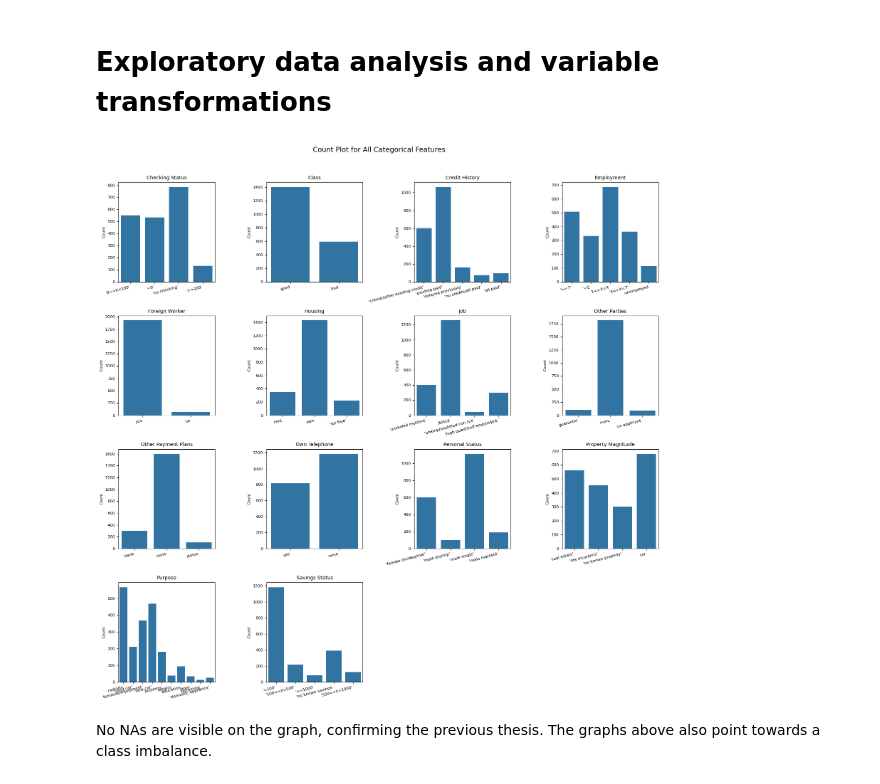
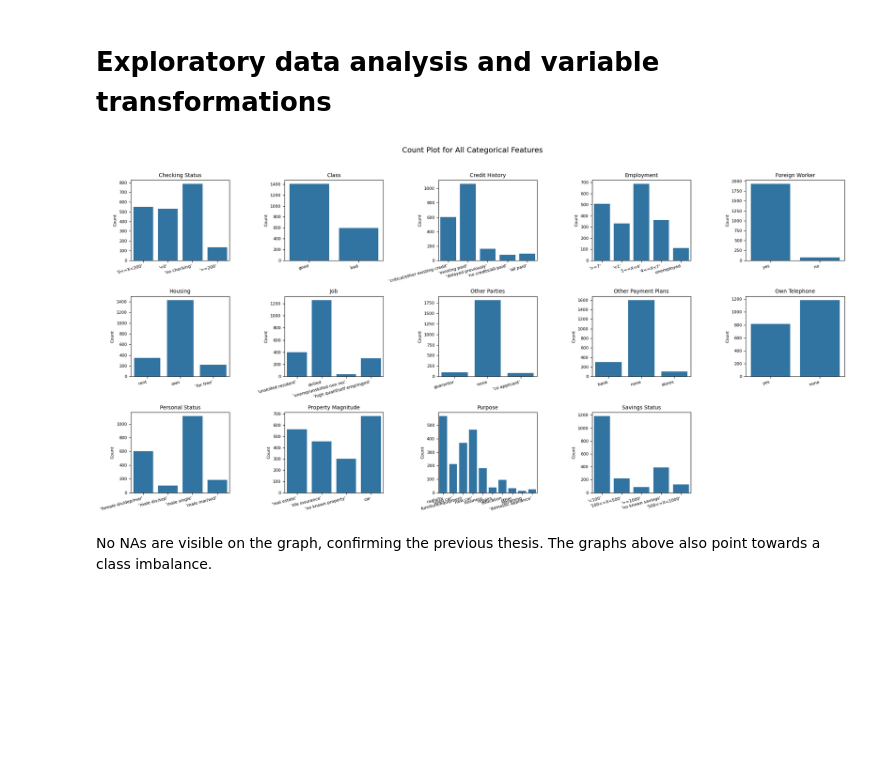
Before and after one commit to JanSz37/ML2_proj, a Jupyter notebook: classification.ipynb, the cells around one changed output. Cells and saved outputs as stored; diff of their text form; code cells hidden in the pictures; blank space fills up the shorter version.

```diff
--- a/classification.ipynb
+++ b/classification.ipynb
@@ -110,7 +110,6 @@ Total unique features in savings_status : 5
 # %%
 plt.switch_backend('module://matplotlib_inline.backend_inline')
 
-# List of categories and their titles
 categories = [
     ("checking_status", "Checking Status"),
     ("class", "Class"),
@@ -124,37 +123,37 @@ categories = [
     ("own_telephone", "Own Telephone"),
     ("personal_status", "Personal Status"),
     ("property_magnitude", "Property Magnitude"),
     ("purpose", "Purpose"),
     ("savings_status", "Savings Status"),
 ]
 
 def create_single_grid(categories, title, nrows, ncols, figsize):
     fig, axes = plt.subplots(nrows, ncols, figsize=figsize)
     fig.suptitle(title, fontsize=14)
     for i, (col, col_title) in enumerate(categories):
         row, col_index = divmod(i, ncols)
         ax = axes[row, col_index]
         sns.countplot(ax=ax, data=df, x=col)
         ax.set_title(col_title, fontsize=10)
         ax.set_xlabel("")
         ax.set_ylabel("Count", fontsize=8)
         ax.tick_params(axis='x', labelsize=8)
         ax.tick_params(axis='y', labelsize=8)
         ax.set_xticklabels(ax.get_xticklabels(), rotation=15, ha="right")
 
     for j in range(len(categories), nrows * ncols):
         fig.delaxes(axes.flatten()[j])
     plt.tight_layout(rect=[0, 0, 1, 0.96])
     plt.show()
 
-nrows = 4
-ncols = 4
-figsize = (16, 16)
+nrows = 3
+ncols = 5
+figsize = (20, 10)
 
 
 create_single_grid(categories, "Count Plot for All Categorical Features", nrows, ncols, figsize)
 # %% [output]
-[figure, old version]
+[figure, new version]
 # %% [markdown]
 No NAs are visible on the graph, confirming the previous thesis. The graphs above also point towards a class imbalance.
 # %%
```
Also changed, not shown: parts of 39 cells of this notebook.
